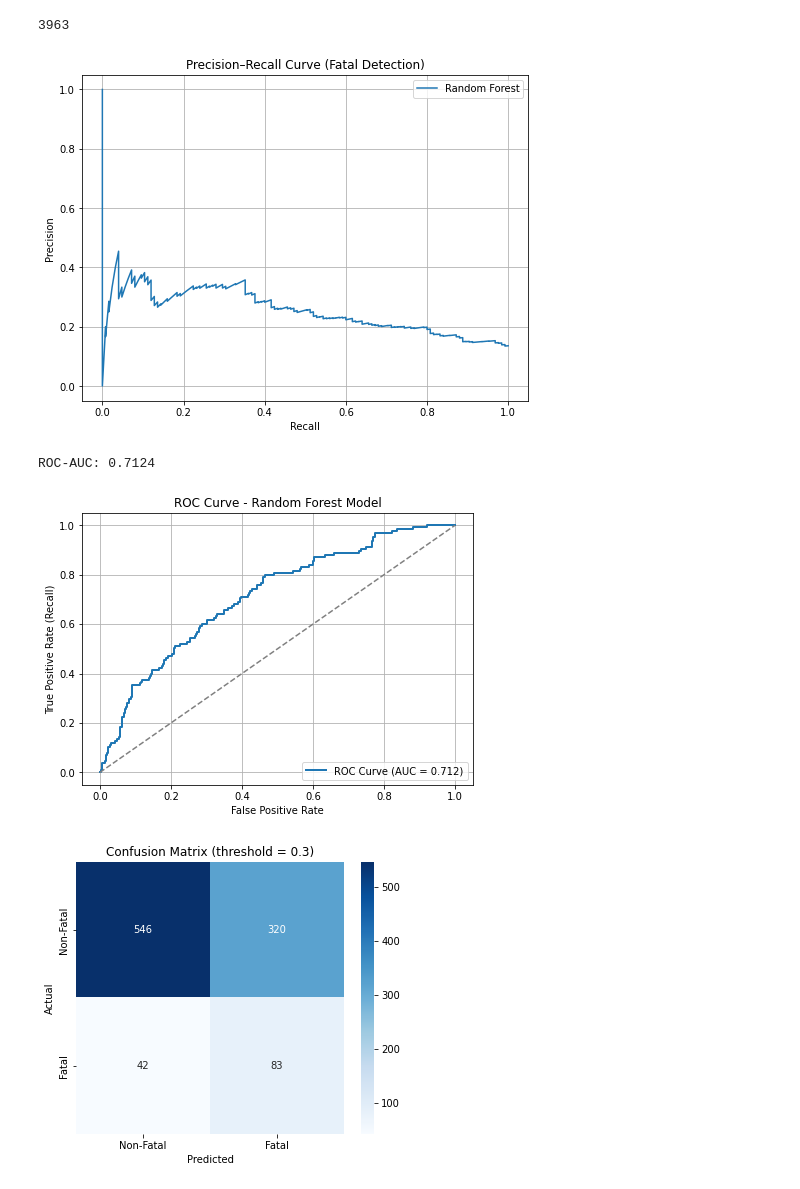
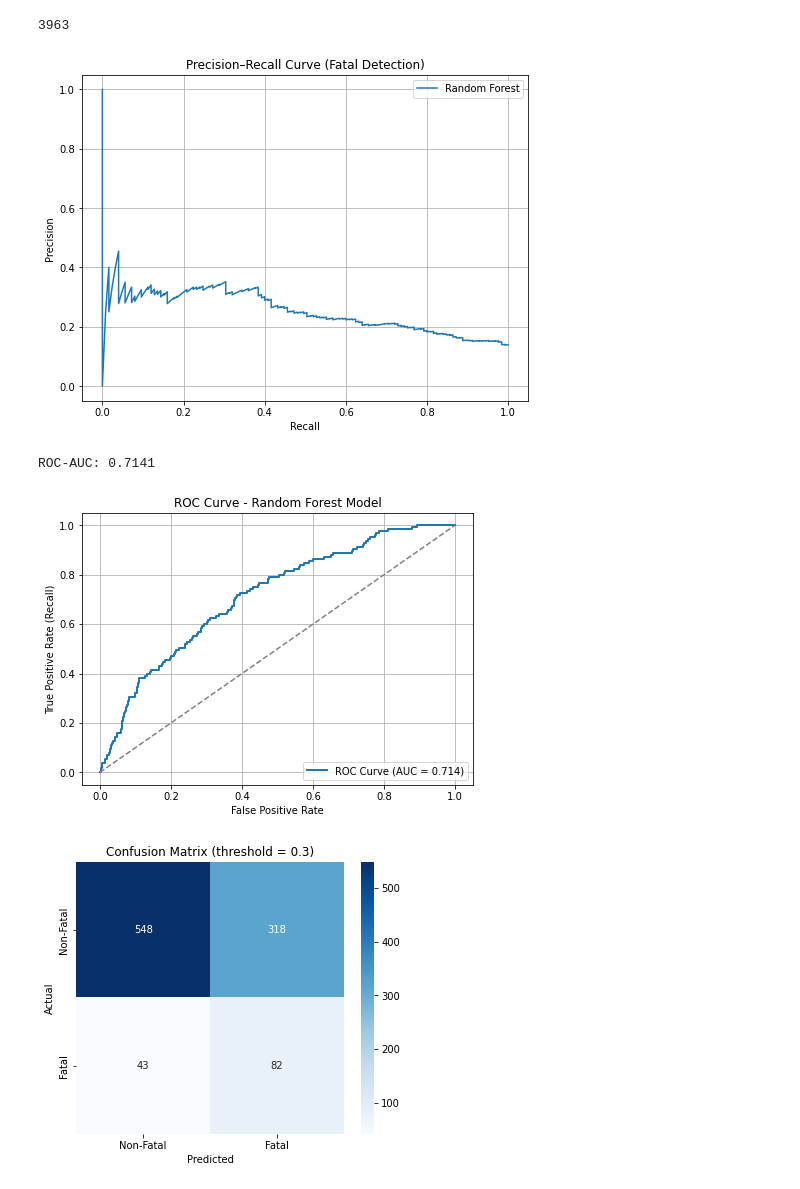
Before and after one commit to balabiberry/toronto_car-crash, a Jupyter notebook: main_new.ipynb, the cells around one changed output. Saved outputs shown, nothing was run; the diff lists cells and outputs as text; code cells hidden in the pictures.

Commit message:
changing n_estimators to 300

```diff
--- a/main_new.ipynb
+++ b/main_new.ipynb
@@ -357,7 +357,7 @@ if __name__ == "__main__":
 
     print(X_train_final.shape[0])
     model = RandomForestClassifier(
-        n_estimators=500,
+        n_estimators=300,
         max_depth=12,
         min_samples_leaf=2,
         class_weight={0: 1, 1: 5},
@@ -391,36 +391,36 @@ if __name__ == "__main__":
     plt.ylabel("True Positive Rate (Recall)")
     plt.title("ROC Curve - Random Forest Model")
     plt.legend(loc="lower right")
     plt.grid(True)
     plt.show()
 
     # Confusion Matrix at a specific threshold
     threshold = 0.3
     y_pred = (y_scores >= threshold).astype(int)
     cm = confusion_matrix(y_test_final, y_pred)
     plt.figure(figsize=(6,5))
     sns.heatmap(
         cm,
         annot=True,
         fmt="d",
         cmap="Blues",
         xticklabels=["Non-Fatal", "Fatal"],
         yticklabels=["Non-Fatal", "Fatal"]
     )
 
     plt.xlabel("Predicted")
     plt.ylabel("Actual")
     plt.title(f"Confusion Matrix (threshold = {threshold})")
     plt.show()
 
     # Classification Report
     print("\nClassification Report:\n")
     print(classification_report(y_test_final, y_pred, target_names=["Non-Fatal", "Fatal"],))
 # %% [output]
 3963
-[figure, old version]
+[figure, new version]
-ROC-AUC: 0.7124
+ROC-AUC: 0.7141
-[figure, old version]
+[figure, new version]
 [figure]
 Classification Report:
 
```
Also changed, not shown: parts of 1 cell of this notebook.
